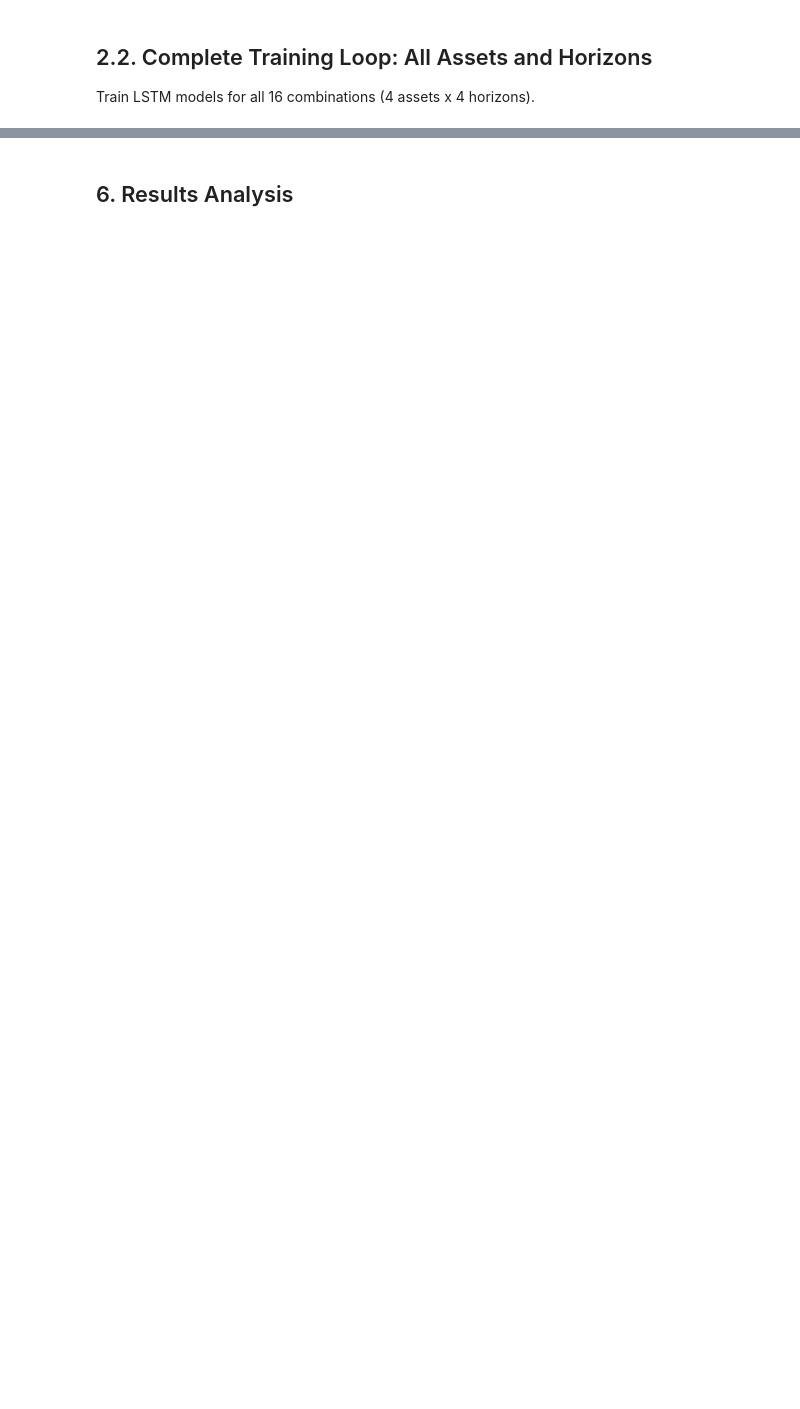
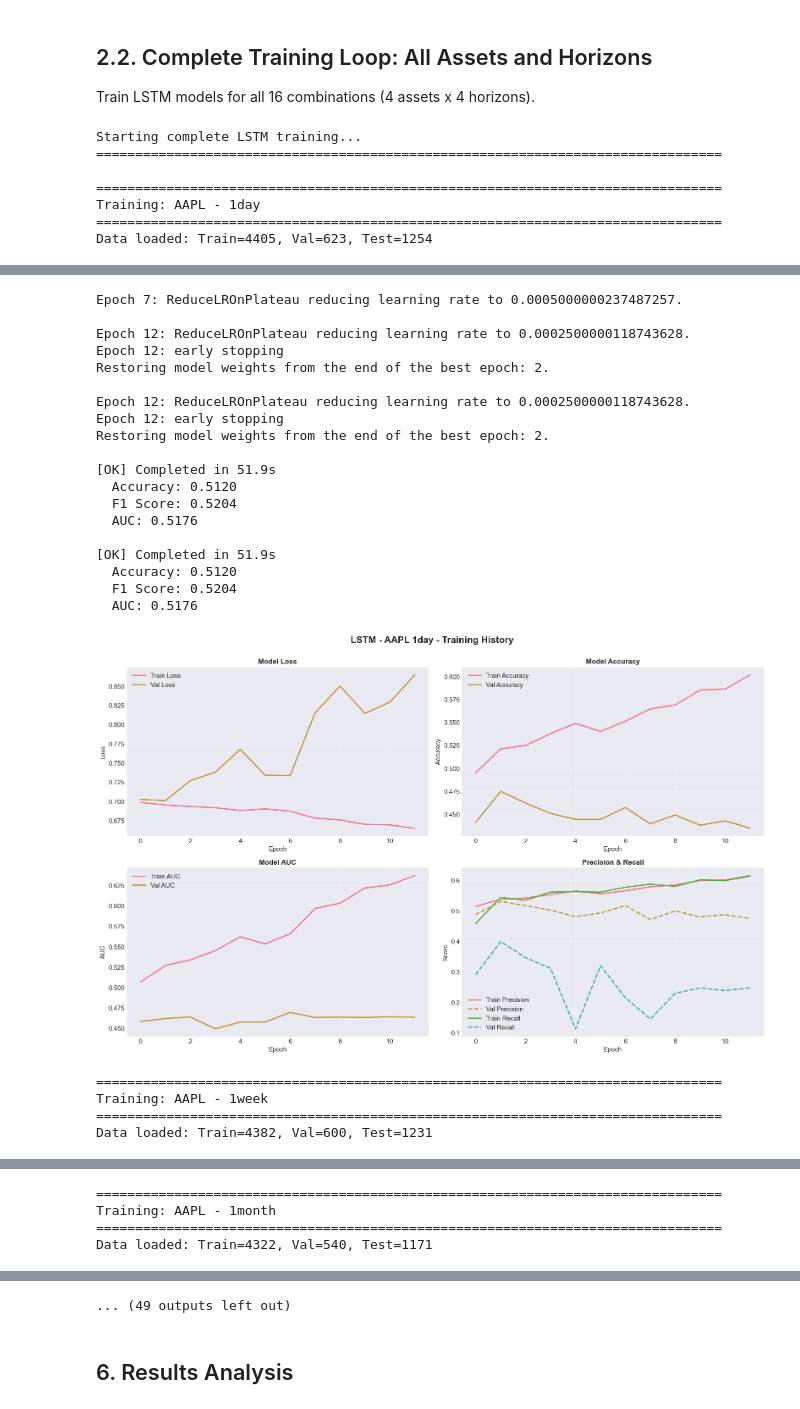
Before and after one commit to DXDXdada/isf_25_26_deep_learning_project, a Jupyter notebook: notebooks_new/4_lstm_training.ipynb, the cells around one changed output, grey strips where cells are left out. Drawn from its saved outputs; the diff is of its cells as text; code cells hidden in the pictures; blank space fills up the shorter version.

Commit message:
notebooks + data

```diff
--- a/notebooks_new/4_lstm_training.ipynb
+++ b/notebooks_new/4_lstm_training.ipynb
@@ -340,7 +705,7 @@ for asset in ASSETS:
             epochs=100,
             batch_size=32,
             class_weight=class_weight_dict,
-            callbacks=get_callbacks(f'LSTM_{asset}_{horizon}'),
+            callbacks=utils.get_callbacks(f'LSTM_{asset}_{horizon}'),
             verbose=0
         )
 
@@ -383,3 +748,11 @@ for asset in ASSETS:
 print("\n" + "="*80)
 print("[OK] Complete LSTM training finished!")
 print("="*80)
+# %% [output]
+Starting complete LSTM training...
+================================================================================
+
+================================================================================
+Training: AAPL - 1day
+================================================================================
+Data loaded: Train=4405, Val=623, Test=1254
@@ -385,0 +762,24 @@ print("="*80)
+Epoch 7: ReduceLROnPlateau reducing learning rate to 0.0005000000237487257.
+
+Epoch 12: ReduceLROnPlateau reducing learning rate to 0.0002500000118743628.
+Epoch 12: early stopping
+Restoring model weights from the end of the best epoch: 2.
+
+Epoch 12: ReduceLROnPlateau reducing learning rate to 0.0002500000118743628.
+Epoch 12: early stopping
+Restoring model weights from the end of the best epoch: 2.
+
+[OK] Completed in 51.9s
+  Accuracy: 0.5120
+  F1 Score: 0.5204
+  AUC: 0.5176
+
+[OK] Completed in 51.9s
+  Accuracy: 0.5120
+  F1 Score: 0.5204
+  AUC: 0.5176
+[figure, added]
+================================================================================
+Training: AAPL - 1week
+================================================================================
+Data loaded: Train=4382, Val=600, Test=1231
@@ -385,0 +807,4 @@ print("="*80)
+================================================================================
+Training: AAPL - 1month
+================================================================================
+Data loaded: Train=4322, Val=540, Test=1171
@@ -386,3 +832,4 @@ print("="*80)
+... (49 outputs left out)
 # %% [markdown]
 ## 6. Results Analysis
 # %%
```
Also changed, not shown: parts of 19 cells of this notebook, 16 other files.
